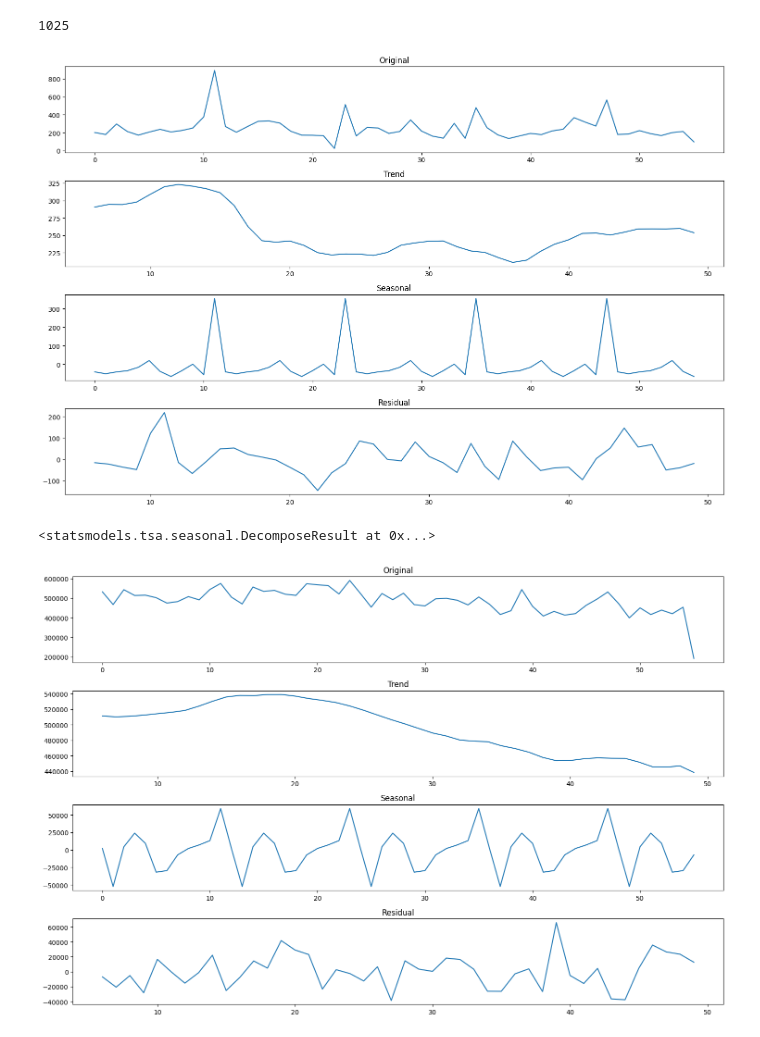
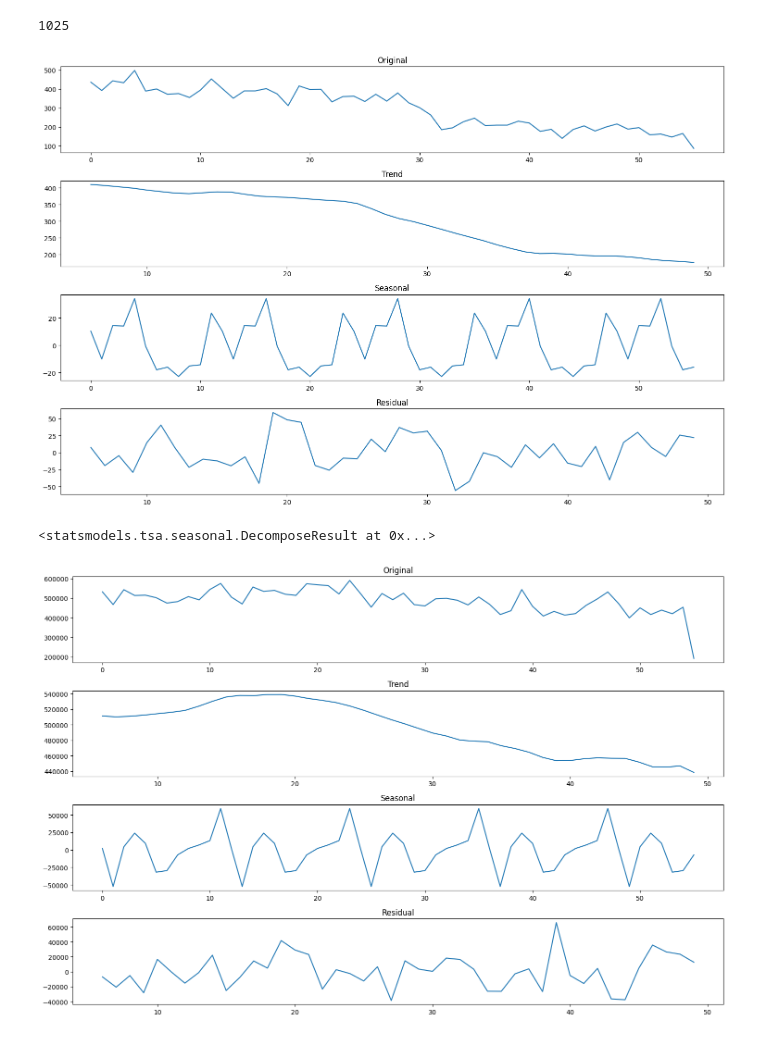
Before and after one commit to erlonL/series-temporais, a Jupyter notebook: decomposition_initial.ipynb, the cells around one changed output. Drawn from its saved outputs; the diff is of its cells as text; code cells hidden in the pictures.

```diff
--- a/decomposition_initial.ipynb
+++ b/decomposition_initial.ipynb
@@ -60,15 +62,15 @@ def decompose_series(series, period=12):
 # %%
 # decompor a série temporal em 3 componentes: tendência, sazonalidade e resíduosfrom statsmodels.tsa.seasonal import seasonal_decompose
 
-item_nbr = 103520
+item_nbr = 870938
 
 df_item = df[df['item_nbr'] == item_nbr]
 
 df_item = df_item.groupby('date')['unit_sales'].sum().reset_index()
 
 decompose_series(df_item['unit_sales'], period=12)
 # %% [output]
-[figure, old version]
+[figure, new version]
 <statsmodels.tsa.seasonal.DecomposeResult at 0x...>
 # %%
 df_agg = df.groupby('date')['unit_sales'].sum().reset_index()
```
Also changed, not shown: parts of 15 cells of this notebook.
